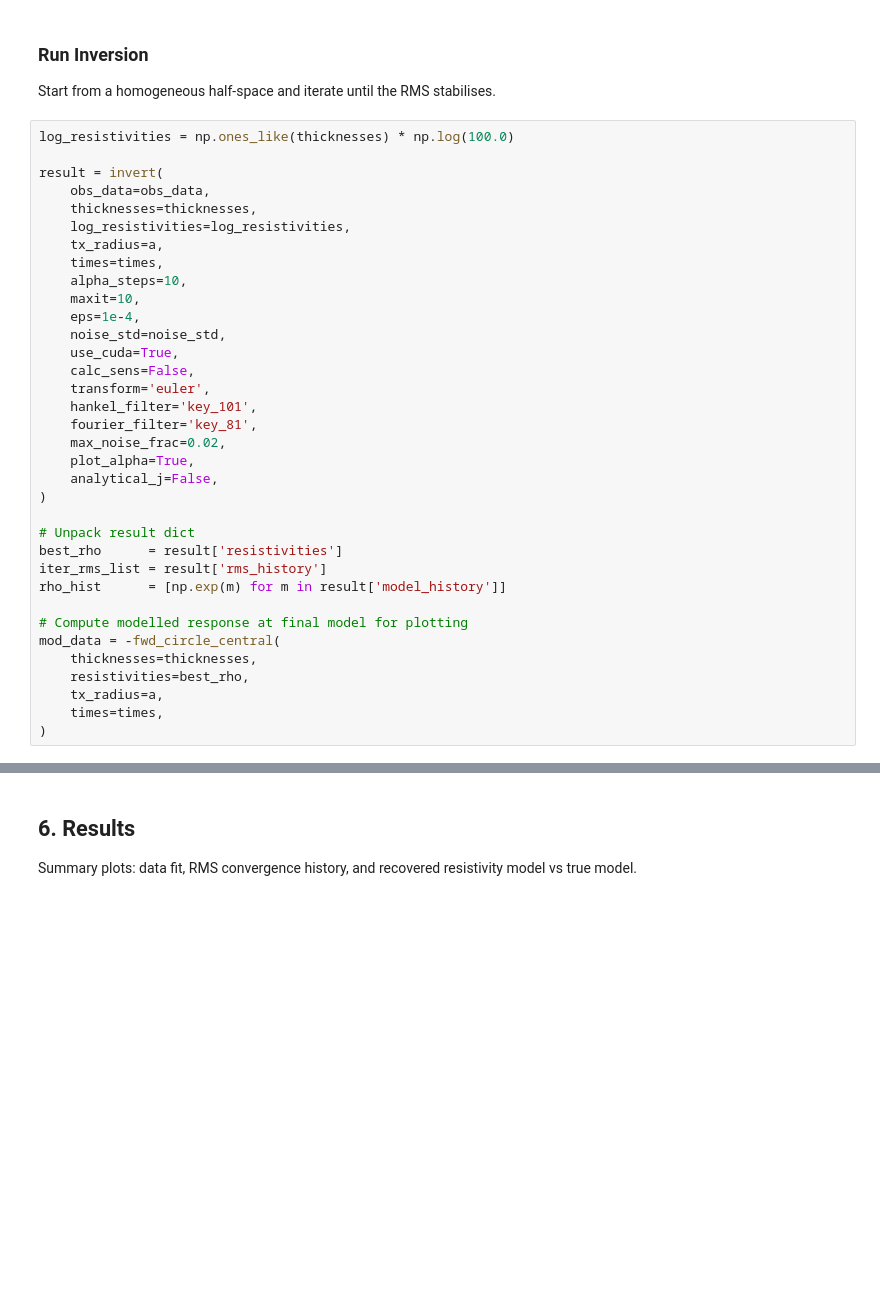
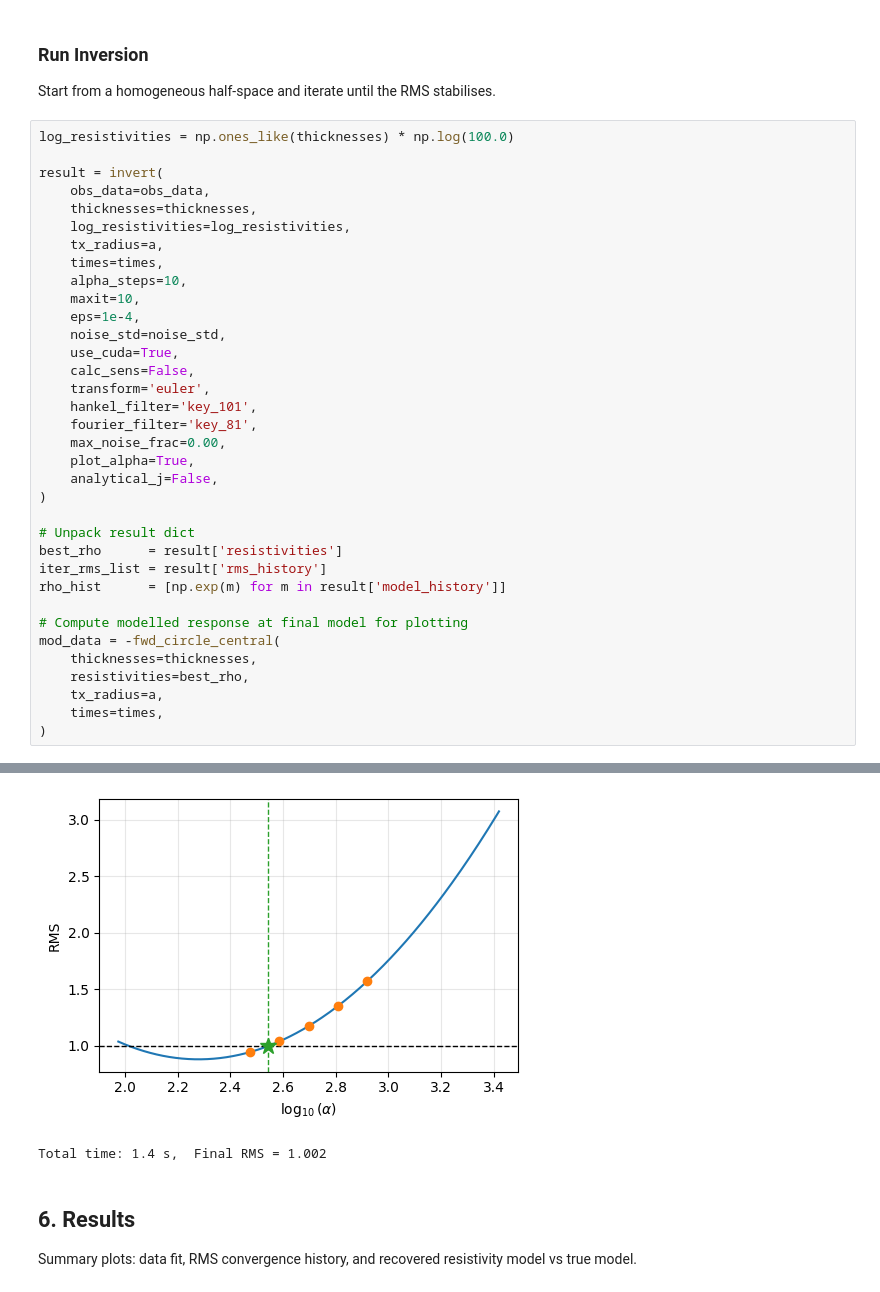
Before and after one commit to pmc93/pyTEM, a Jupyter notebook: notebooks/3. pytem_inv.ipynb, the cells around one changed output, grey strips where cells are left out. Cells and saved outputs as stored; diff of their text form; blank space fills up the shorter version.

```diff
--- a/notebooks/3. pytem_inv.ipynb
+++ b/notebooks/3. pytem_inv.ipynb
@@ -746,7 +741,7 @@ result = invert(
     transform='euler',
     hankel_filter='key_101',
     fourier_filter='key_81',
-    max_noise_frac=0.02,
+    max_noise_frac=0.00,
     plot_alpha=True,
     analytical_j=False,
 )
@@ -781,3 +779,5 @@ Total time: 0.6 s,  final RMS = 0.860
+[figure, added]
+Total time: 1.4 s,  Final RMS = 1.002
 # %% [markdown]
 ## 6. Results
 
```
Also changed, not shown: parts of 5 cells of this notebook, 1 other file.
